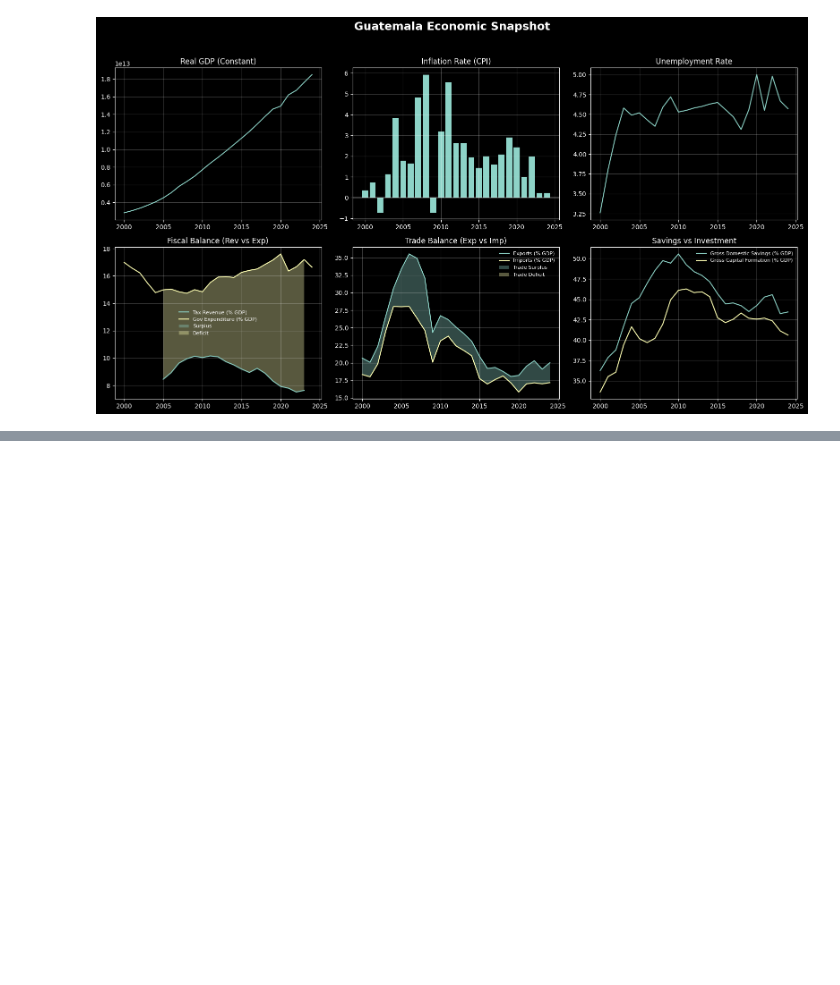
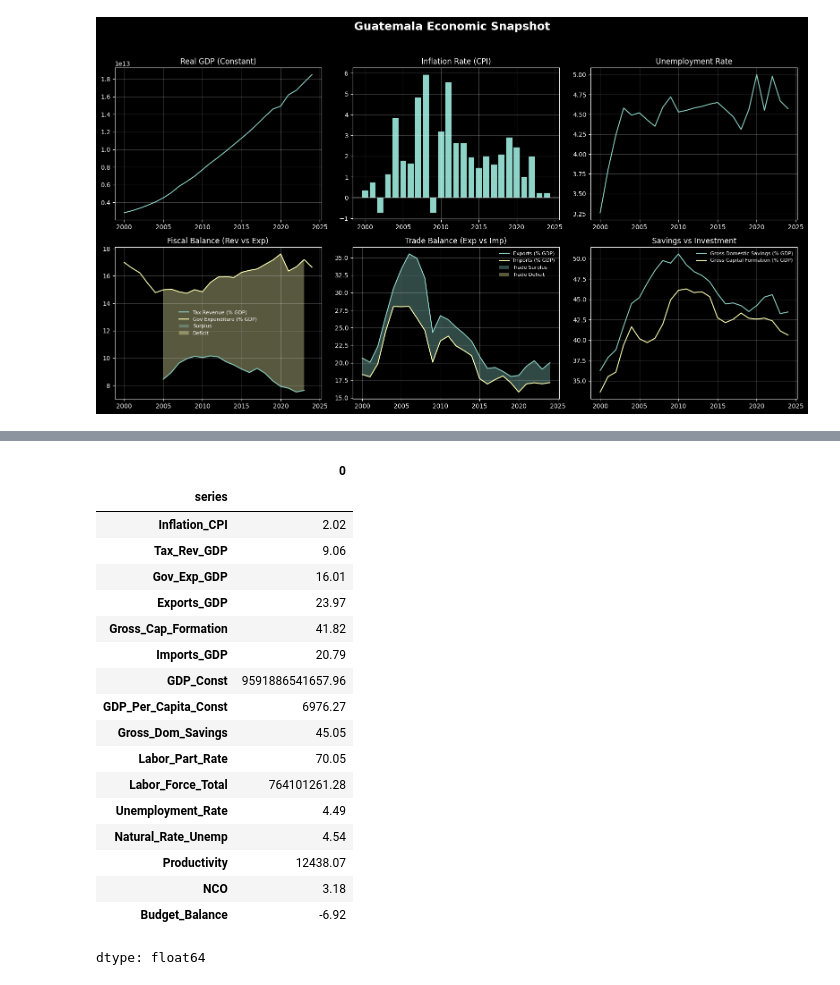
Before and after one commit to chrisldz/ECON3916-33674-Statistical-Machine-Learning, a Jupyter notebook: Class 3/Lab_3_Visualizing_Development_with_WBGAPI.ipynb, the cells around one changed output, grey strips where cells are left out. Cells and saved outputs as stored; diff of their text form; code cells hidden in the pictures; blank space fills up the shorter version.

```diff
--- a/Class 3/Lab_3_Visualizing_Development_with_WBGAPI.ipynb
+++ b/Class 3/Lab_3_Visualizing_Development_with_WBGAPI.ipynb
@@ -294,0 +317,23 @@ plt.show()
+# %%
+pd.options.display.float_format = '{:.2f}'.format
+df_chn.mean()
+# %% [output]
+|  | 0 |
+| series |  |
+| Inflation_CPI | 2.02 |
+| Tax_Rev_GDP | 9.06 |
+| Gov_Exp_GDP | 16.01 |
+| Exports_GDP | 23.97 |
+| Gross_Cap_Formation | 41.82 |
+| Imports_GDP | 20.79 |
+| GDP_Const | 9591886541657.96 |
+| GDP_Per_Capita_Const | 6976.27 |
+| Gross_Dom_Savings | 45.05 |
+| Labor_Part_Rate | 70.05 |
+| Labor_Force_Total | 764101261.28 |
+| Unemployment_Rate | 4.49 |
+| Natural_Rate_Unemp | 4.54 |
+| Productivity | 12438.07 |
+| NCO | 3.18 |
+| Budget_Balance | -6.92 |
+dtype: float64
```
Also changed, not shown: parts of 3 cells of this notebook.
